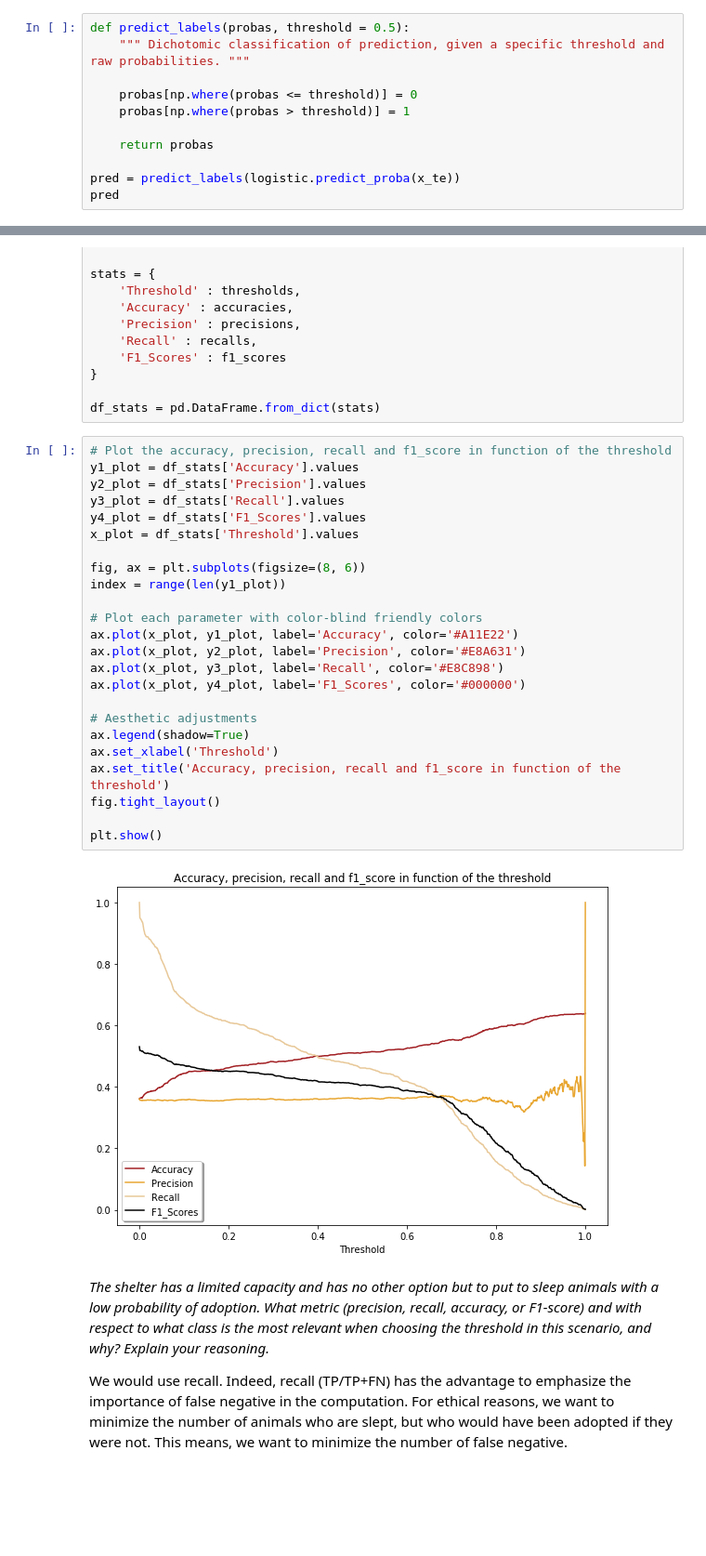
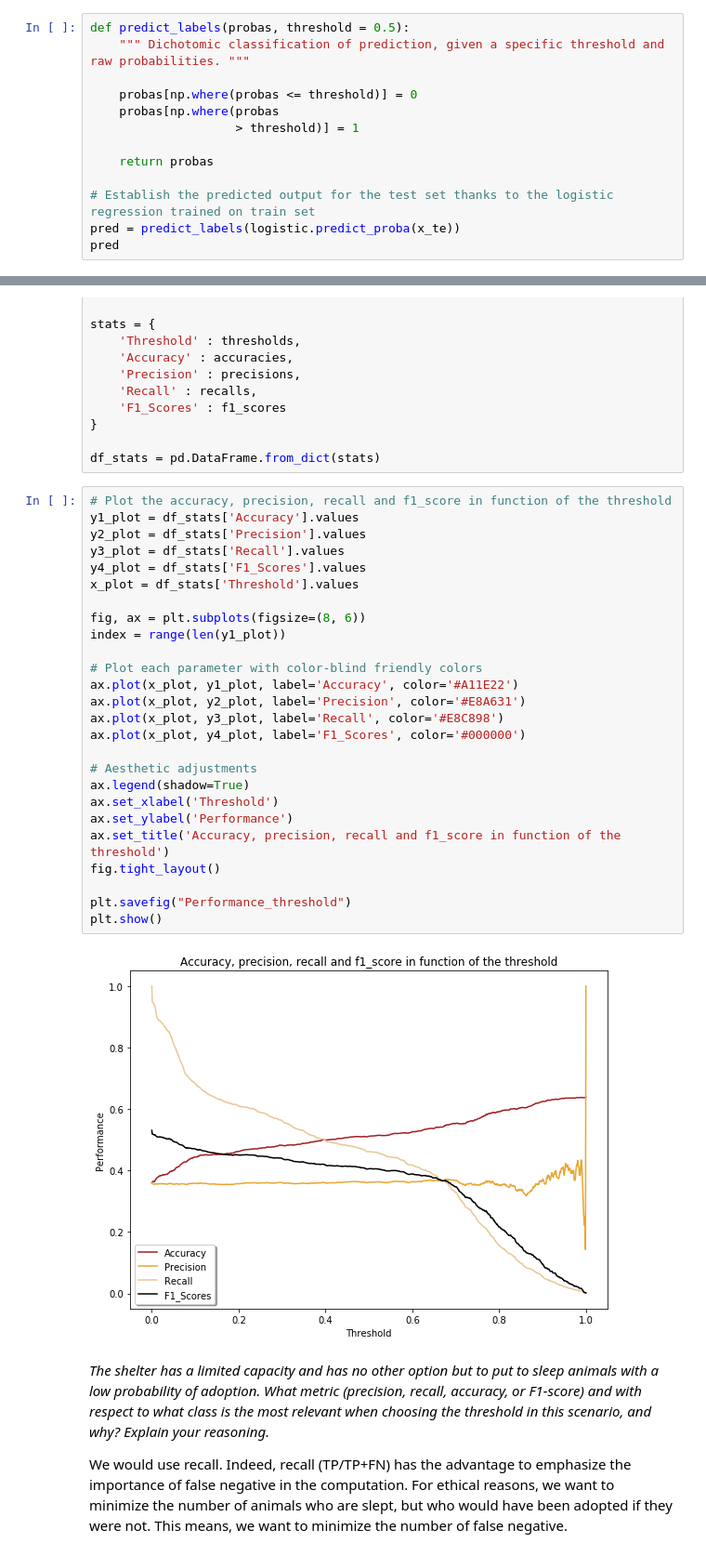
Before and after one commit to vbruttin/ada_homeworks, a Jupyter notebook: Homework4.ipynb, the cells around one changed output, grey strips where cells are left out. Shown at 93% size. Cells and saved outputs as stored; diff of their text form; blank space fills up the shorter version.

```diff
--- a/Homework4.ipynb
+++ b/Homework4.ipynb
@@ -165,10 +166,12 @@ def predict_labels(probas, threshold = 0.5):
     """ Dichotomic classification of prediction, given a specific threshold and raw probabilities. """
 
     probas[np.where(probas <= threshold)] = 0
-    probas[np.where(probas > threshold)] = 1
+    probas[np.where(probas
+                    > threshold)] = 1
 
     return probas
 
+# Establish the predicted output for the test set thanks to the logistic regression trained on train set
 pred = predict_labels(logistic.predict_proba(x_te))
 pred
 # %% [output]
@@ -254,29 +259,31 @@ df_stats = pd.DataFrame.from_dict(stats)
 # %%
 # Plot the accuracy, precision, recall and f1_score in function of the threshold
 y1_plot = df_stats['Accuracy'].values
 y2_plot = df_stats['Precision'].values
 y3_plot = df_stats['Recall'].values
 y4_plot = df_stats['F1_Scores'].values
 x_plot = df_stats['Threshold'].values
 
 fig, ax = plt.subplots(figsize=(8, 6))
 index = range(len(y1_plot))
 
 # Plot each parameter with color-blind friendly colors
 ax.plot(x_plot, y1_plot, label='Accuracy', color='#A11E22')
 ax.plot(x_plot, y2_plot, label='Precision', color='#E8A631')
 ax.plot(x_plot, y3_plot, label='Recall', color='#E8C898')
 ax.plot(x_plot, y4_plot, label='F1_Scores', color='#000000')
 
 # Aesthetic adjustments
 ax.legend(shadow=True)
 ax.set_xlabel('Threshold')
+ax.set_ylabel('Performance')
 ax.set_title('Accuracy, precision, recall and f1_score in function of the threshold')
 fig.tight_layout()
 
+plt.savefig("Performance_threshold")
 plt.show()
 # %% [output]
-[figure, old version]
+[figure, new version]
 # %% [markdown]
 _The shelter has a limited capacity and has no other option but to put to sleep animals with a low probability of adoption. What metric (precision, recall, accuracy, or F1-score) and with respect to what class is the most relevant when choosing the threshold in this scenario, and why? Explain your reasoning._
 
```
Also changed, not shown: parts of 20 cells of this notebook.
